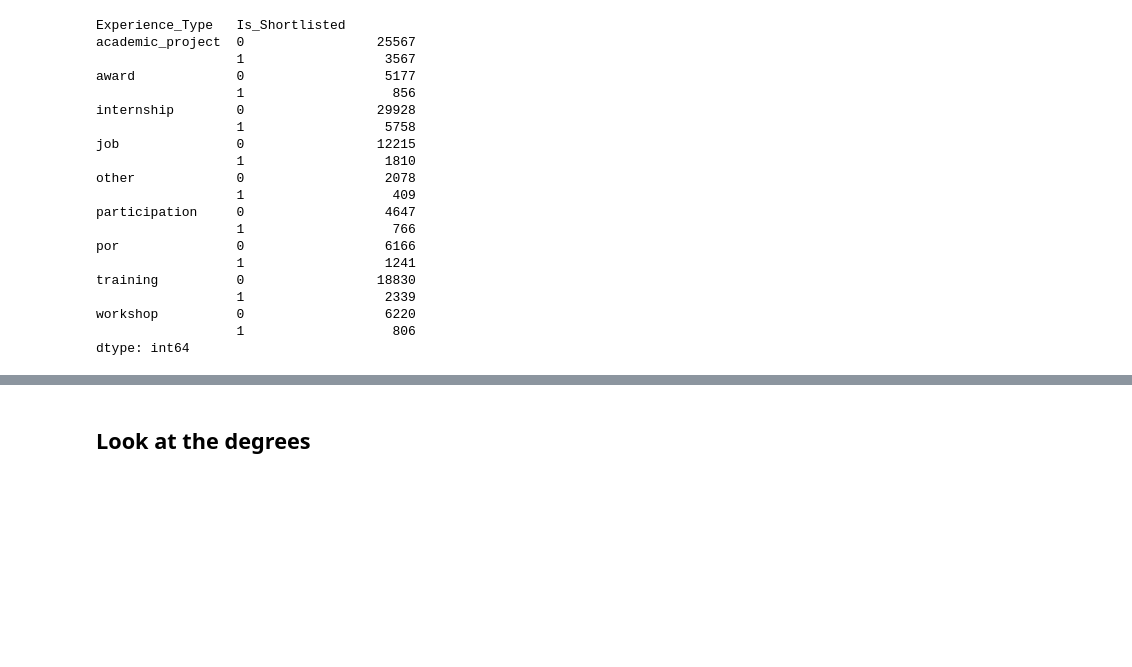
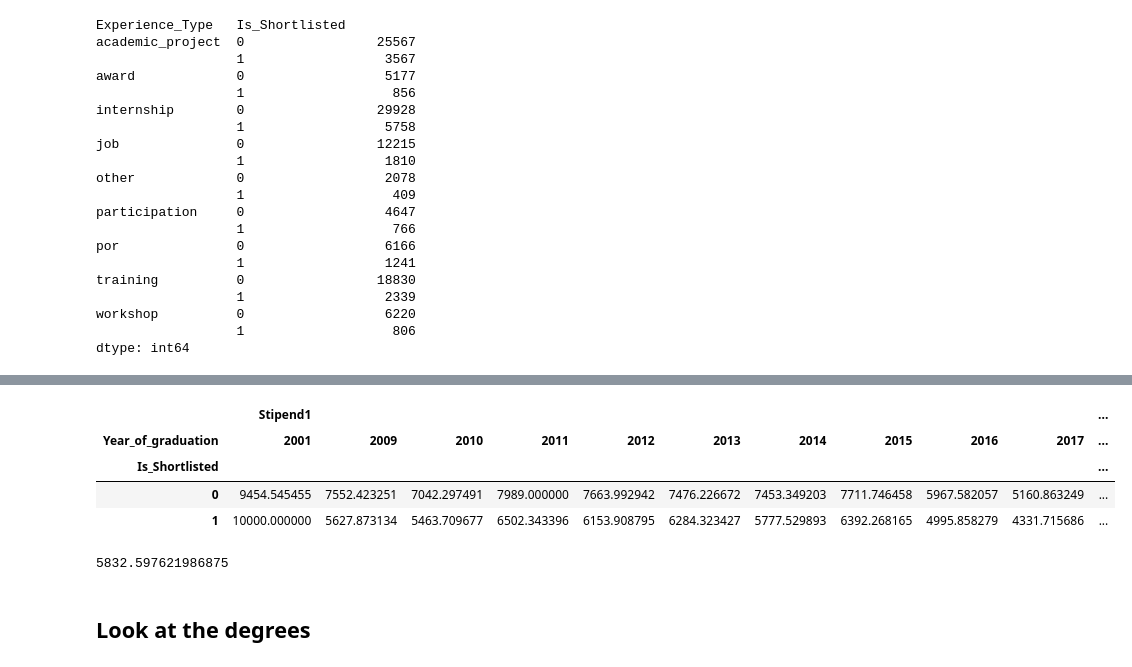
Before and after one commit to numb3r33/av-practice, a Jupyter notebook: date-your_data/notebooks/Date_Your_Data - Exploratory Data Analysis.ipynb, the cells around one changed output, grey strips where cells are left out. Drawn from its saved outputs; the diff is of its cells as text; code cells hidden in the pictures; blank space fills up the shorter version.

```diff
--- a/date-your_data/notebooks/Date_Your_Data - Exploratory Data Analysis.ipynb
+++ b/date-your_data/notebooks/Date_Your_Data - Exploratory Data Analysis.ipynb
@@ -271,3 +282,18 @@ dtype: int64
+# %%
+train_merged.pivot_table(index=['Is_Shortlisted'],
+                                   columns=['Year_of_graduation'],
+                                   values=['Stipend1'],
+                                   aggfunc='mean', margins=False, fill_value=0)
+# %% [output]
+|  | Stipend1 |  |  |  |  |  |  |  |  |  | ... |
+| Year_of_graduation | 2001 | 2009 | 2010 | 2011 | 2012 | 2013 | 2014 | 2015 | 2016 | 2017 | ... |
+| Is_Shortlisted |  |  |  |  |  |  |  |  |  |  | ... |
+| 0 | 9454.545455 | 7552.423251 | 7042.297491 | 7989.000000 | 7663.992942 | 7476.226672 | 7453.349203 | 7711.746458 | 5967.582057 | 5160.863249 | ... |
+| 1 | 10000.000000 | 5627.873134 | 5463.709677 | 6502.343396 | 6153.908795 | 6284.323427 | 5777.529893 | 6392.268165 | 4995.858279 | 4331.715686 | ... |
+# %%
+train_merged[train_merged.Year_of_graduation==2016].Stipend1.mean()
+# %% [output]
+5832.597621986875
 # %% [markdown]
 ## Look at the degrees
 # %%
```
Also changed, not shown: parts of 2 cells of this notebook, 1 other file.
